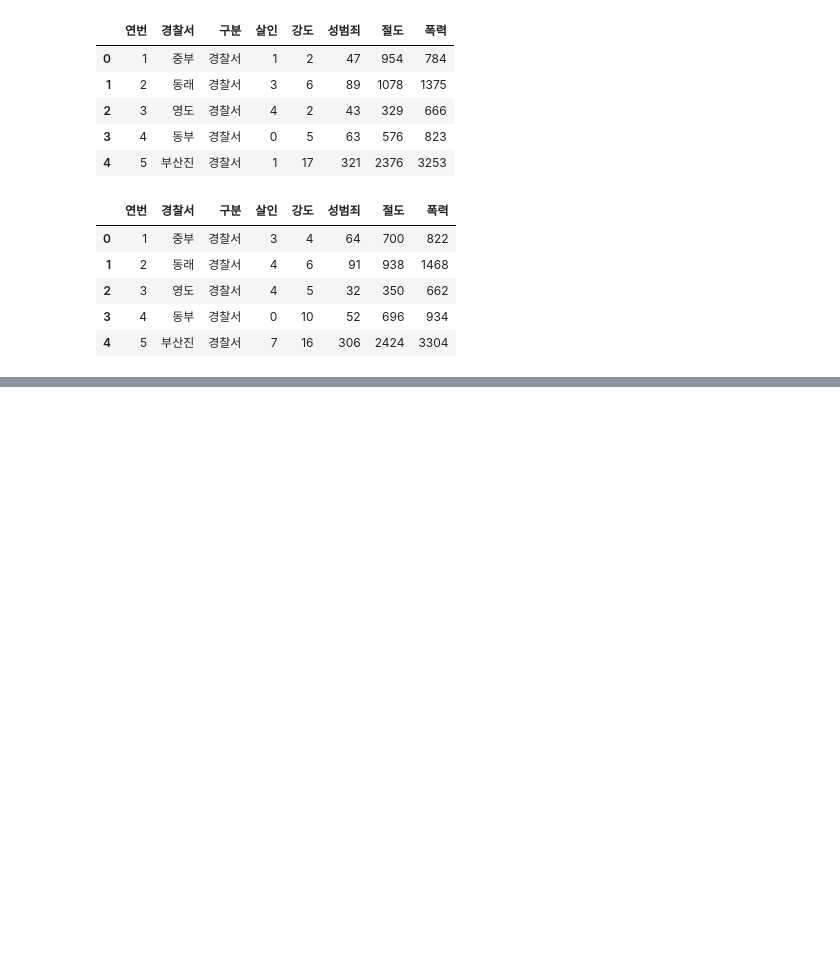
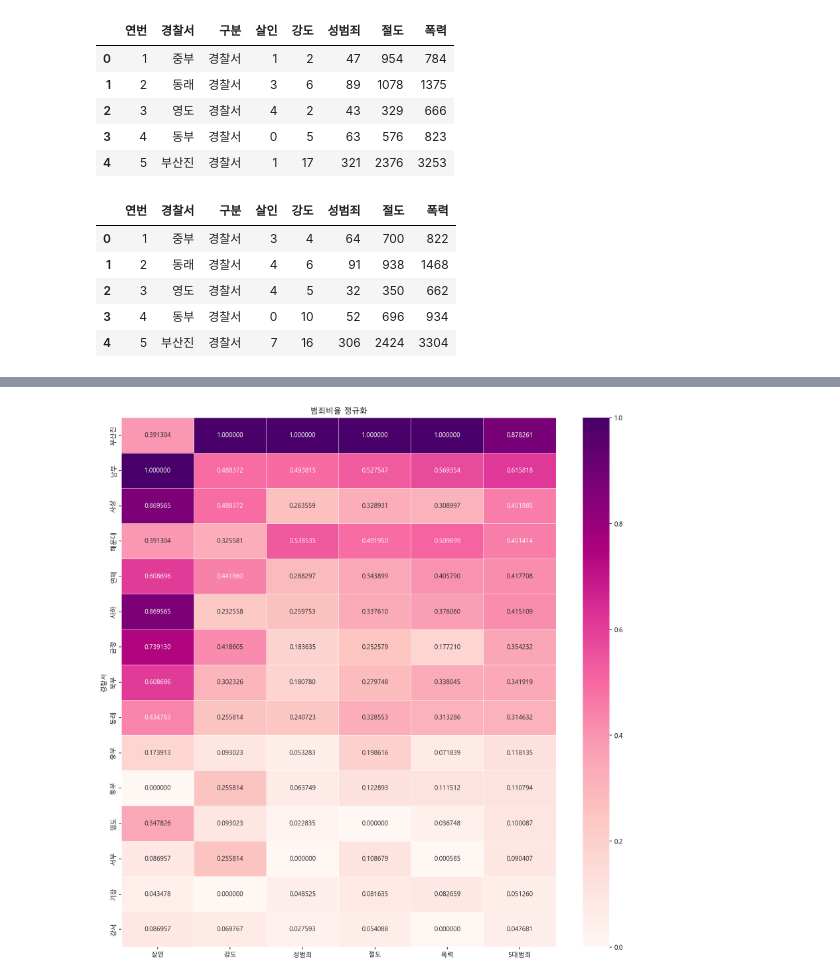
Before and after one commit to dkngkg/StudyBigData, a Jupyter notebook: 0816_miniproject_Crime/BusanCrime.ipynb, the cells around one changed output, grey strips where cells are left out. Drawn from its saved outputs; the diff is of its cells as text; code cells hidden in the pictures; blank space fills up the shorter version.

```diff
--- a/0816_miniproject_Crime/BusanCrime.ipynb
+++ b/0816_miniproject_Crime/BusanCrime.ipynb
@@ -67,0 +215,11 @@ KeyError: '숫자'
+# %%
+crime_norm['5대범죄'] = np.sum(crime_norm[col],axis=1) / 5
+col.append('5대범죄')
+crime_norm_sort = crime_norm.sort_values(by='5대범죄', ascending=False)
+plt.figure(figsize=(15,15))
+
+sns.heatmap(crime_norm_sort[col], annot=True, fmt='f', linewidth=.5 , cmap='RdPu')
+plt.title('범죄비율 정규화')
+plt.show()
+# %% [output]
+[figure, added]
```
Also changed, not shown: parts of 26 cells of this notebook, 5 other files.
